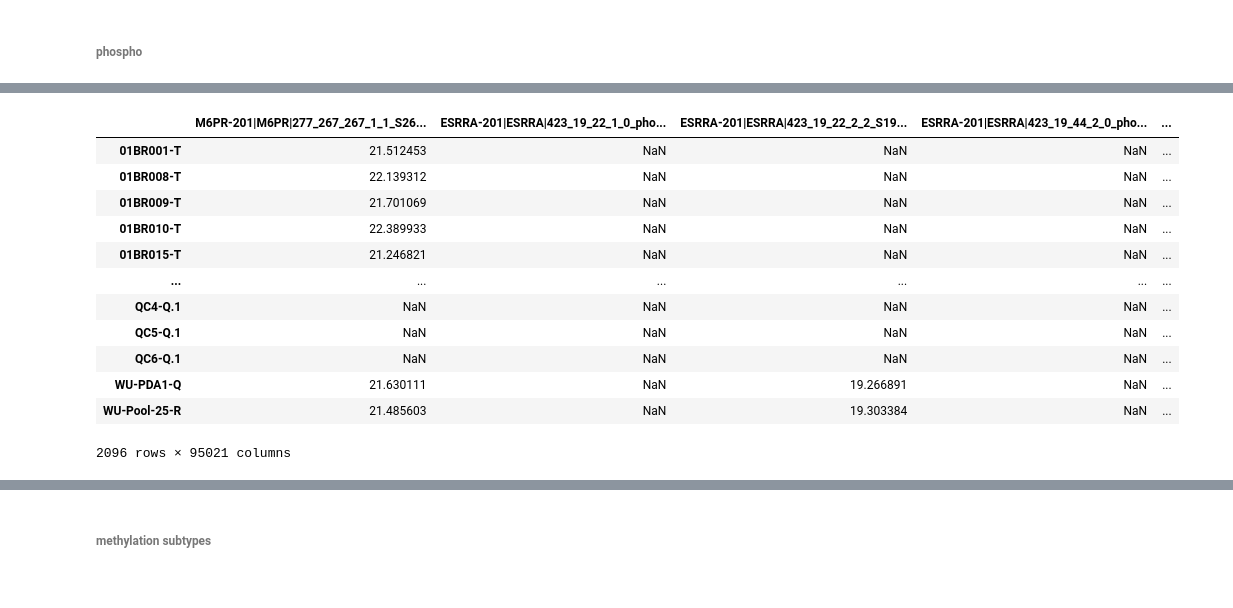
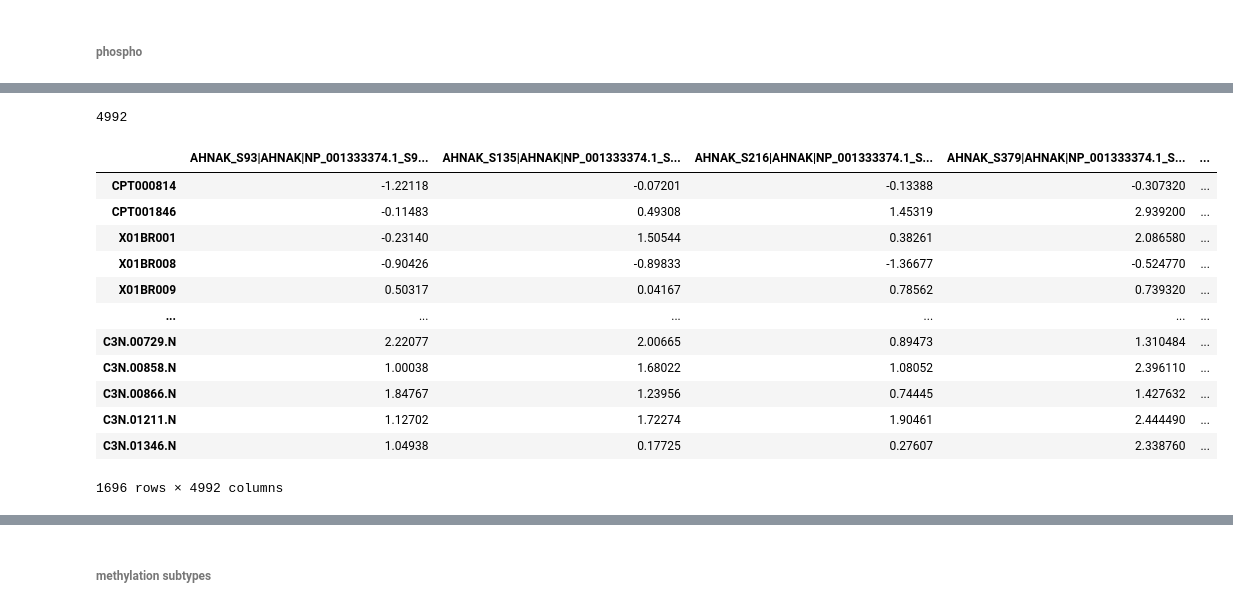
Before and after one commit to ding-lab/cptac-driver, a Jupyter notebook: notebooks/format_model_inputs.ipynb, the cells around one changed output, grey strips where cells are left out. Saved outputs shown, nothing was run; the diff lists cells and outputs as text; code cells hidden in the pictures.

```diff
--- a/notebooks/format_model_inputs.ipynb
+++ b/notebooks/format_model_inputs.ipynb
@@ -356,7 +401,7 @@ for fp in fps:
                 sep='\t')
     df = df.set_index('Gene')
     df = df.transpose()[gene_order]
-    df['disease'] = fp.split('/')[3]
+    df['disease'] = fp.split('/')[-3]
 
     if cnv is None:
         cnv = df
@@ -749,7 +805,7 @@ expression
 # %% [markdown]
 ###### phospho
 # %%
-phospho = pd.read_csv('../data/Combine_PanCan_Phospho-multi-site_UMich_GENCODE34_Sinai_imputed_Apr2021.tsv',
+phospho = pd.read_csv('../data/new/phosphoproteomee_broad_v1_tumor_normal_imputed.tsv',
                      sep='\t')
 phospho
 # %% [output]
@@ -773,2 +824,0 @@ phospho.shape, len({'|'.join(x.split('|')[-3:]) for x in phospho.index})
-# %%
-phospho.index = ['|'.join(x.split('|')[-3:]) for x in phospho.index]
@@ -774,0 +829,3 @@ phospho.index = ['|'.join(x.split('|')[-3:]) for x in phospho.index]
+# %%
+phospho.index = [f'{x}|{z}|{y}' for x, y, z in zip(phospho['py_sites'], phospho['id'], phospho['geneSymbol'])]
+phospho
@@ -775,19 +846,23 @@ phospho.index = ['|'.join(x.split('|')[-3:]) for x in phospho.index]
+# %%
+len(set(phospho.index))
+# %% [output]
+4992
 # %%
-phospho = phospho.iloc[:, 2:]
+phospho = phospho.iloc[:, 6:]
 phospho.index = [f'{x}_phospho' for x in phospho.index]
 phospho = phospho.transpose()
 phospho
 # %% [output]
-|  | M6PR-201|M6PR|277_267_267_1_1_S26... | ESRRA-201|ESRRA|423_19_22_1_0_pho... | ESRRA-201|ESRRA|423_19_22_2_2_S19... | ESRRA-201|ESRRA|423_19_44_2_0_pho... | ... |
-| 01BR001-T | 21.512453 | NaN | NaN | NaN | ... |
-| 01BR008-T | 22.139312 | NaN | NaN | NaN | ... |
-| 01BR009-T | 21.701069 | NaN | NaN | NaN | ... |
-| 01BR010-T | 22.389933 | NaN | NaN | NaN | ... |
-| 01BR015-T | 21.246821 | NaN | NaN | NaN | ... |
+|  | AHNAK_S93|AHNAK|NP_001333374.1_S9... | AHNAK_S135|AHNAK|NP_001333374.1_S... | AHNAK_S216|AHNAK|NP_001333374.1_S... | AHNAK_S379|AHNAK|NP_001333374.1_S... | ... |
+| CPT000814 | -1.22118 | -0.07201 | -0.13388 | -0.307320 | ... |
+| CPT001846 | -0.11483 | 0.49308 | 1.45319 | 2.939200 | ... |
+| X01BR001 | -0.23140 | 1.50544 | 0.38261 | 2.086580 | ... |
+| X01BR008 | -0.90426 | -0.89833 | -1.36677 | -0.524770 | ... |
+| X01BR009 | 0.50317 | 0.04167 | 0.78562 | 0.739320 | ... |
 | ... | ... | ... | ... | ... | ... |
-| QC4-Q.1 | NaN | NaN | NaN | NaN | ... |
-| QC5-Q.1 | NaN | NaN | NaN | NaN | ... |
-| QC6-Q.1 | NaN | NaN | NaN | NaN | ... |
-| WU-PDA1-Q | 21.630111 | NaN | 19.266891 | NaN | ... |
-| WU-Pool-25-R | 21.485603 | NaN | 19.303384 | NaN | ... |
+| C3N.00729.N | 2.22077 | 2.00665 | 0.89473 | 1.310484 | ... |
+| C3N.00858.N | 1.00038 | 1.68022 | 1.08052 | 2.396110 | ... |
+| C3N.00866.N | 1.84767 | 1.23956 | 0.74445 | 1.427632 | ... |
+| C3N.01211.N | 1.12702 | 1.72274 | 1.90461 | 2.444490 | ... |
+| C3N.01346.N | 1.04938 | 0.17725 | 0.27607 | 2.338760 | ... |
-2096 rows × 95021 columns
+1696 rows × 4992 columns
```
Also changed, not shown: parts of 107 cells of this notebook, 3 other files.
